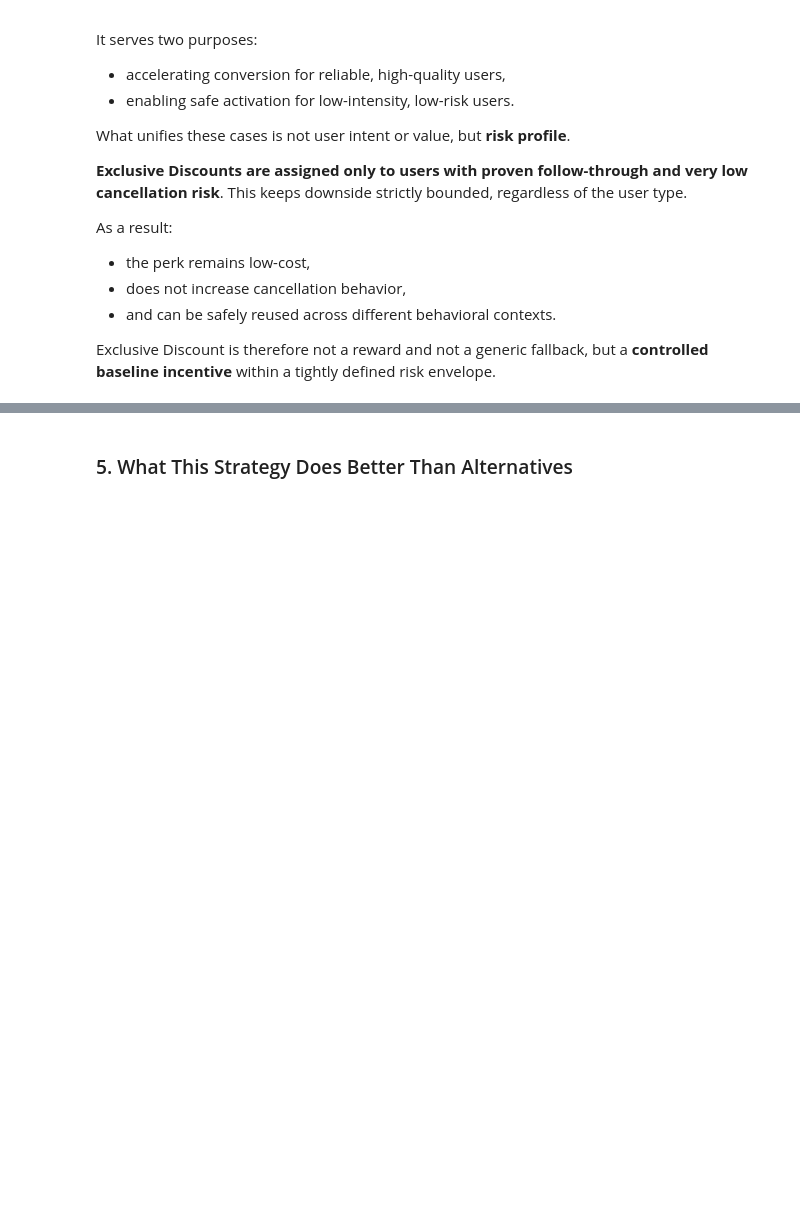
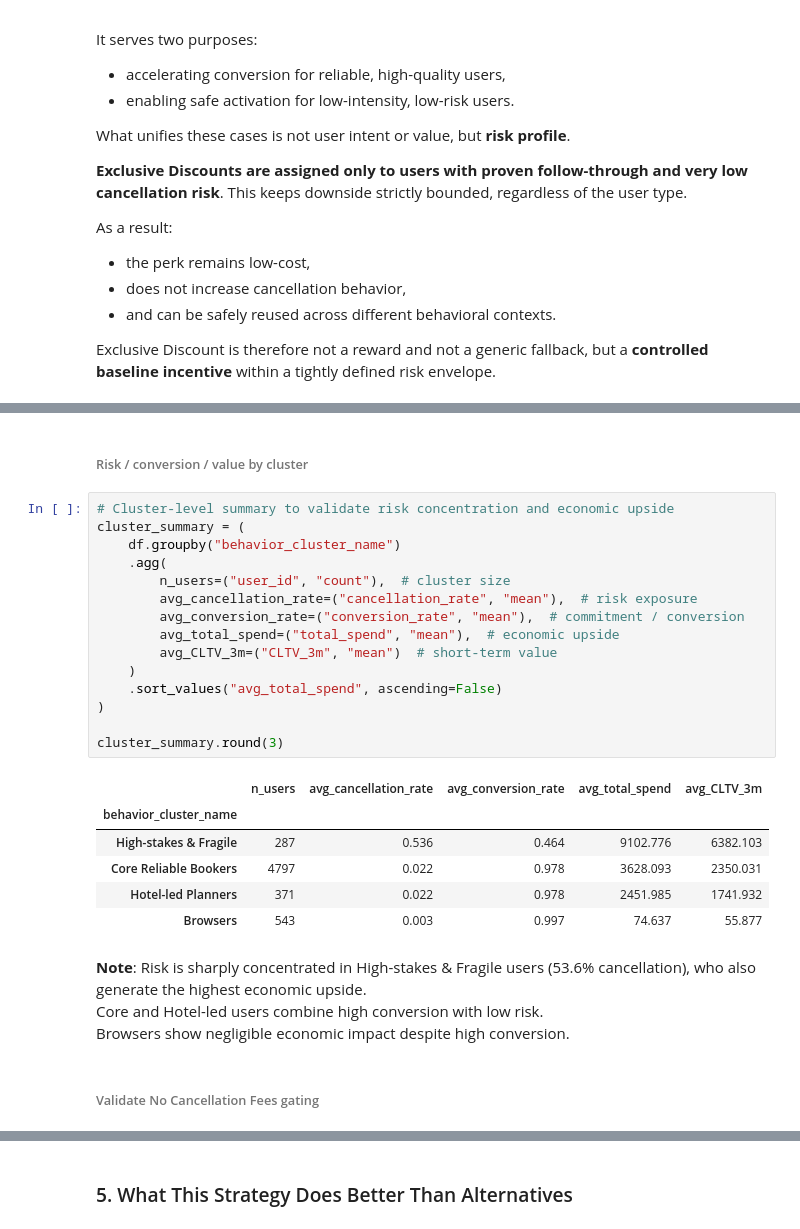
Before and after one commit to MapiAI/TravelTide-Customer-Segmentation, a Jupyter notebook: notebooks/06_evaluation_and_recommendations.ipynb, the cells around one changed output, grey strips where cells are left out. Drawn from its saved outputs; the diff is of its cells as text; blank space fills up the shorter version.

```diff
--- a/notebooks/06_evaluation_and_recommendations.ipynb
+++ b/notebooks/06_evaluation_and_recommendations.ipynb
@@ -368,0 +483,30 @@ Exclusive Discount is therefore not a reward and not a generic fallback, but a *
+# %% [markdown]
+###### Risk / conversion / value by cluster
+# %%
+# Cluster-level summary to validate risk concentration and economic upside
+cluster_summary = (
+    df.groupby("behavior_cluster_name")
+    .agg(
+        n_users=("user_id", "count"),  # cluster size
+        avg_cancellation_rate=("cancellation_rate", "mean"),  # risk exposure
+        avg_conversion_rate=("conversion_rate", "mean"),  # commitment / conversion
+        avg_total_spend=("total_spend", "mean"),  # economic upside
+        avg_CLTV_3m=("CLTV_3m", "mean")  # short-term value
+    )
+    .sort_values("avg_total_spend", ascending=False)
+)
+
+cluster_summary.round(3)
+# %% [output]
+|  | n_users | avg_cancellation_rate | avg_conversion_rate | avg_total_spend | avg_CLTV_3m |
+| behavior_cluster_name |  |  |  |  |  |
+| High-stakes & Fragile | 287 | 0.536 | 0.464 | 9102.776 | 6382.103 |
+| Core Reliable Bookers | 4797 | 0.022 | 0.978 | 3628.093 | 2350.031 |
+| Hotel-led Planners | 371 | 0.022 | 0.978 | 2451.985 | 1741.932 |
+| Browsers | 543 | 0.003 | 0.997 | 74.637 | 55.877 |
+# %% [markdown]
+**Note**: Risk is sharply concentrated in High-stakes & Fragile users (53.6% cancellation), who also generate the highest economic upside.
+Core and Hotel-led users combine high conversion with low risk.
+Browsers show negligible economic impact despite high conversion.
+# %% [markdown]
+###### Validate No Cancellation Fees gating
```
Also changed, not shown: parts of 20 cells of this notebook.
